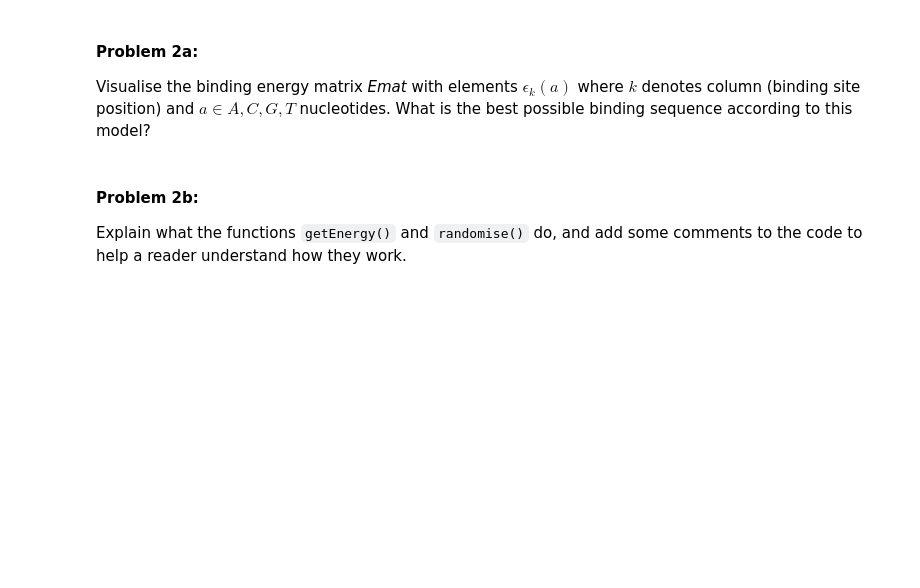
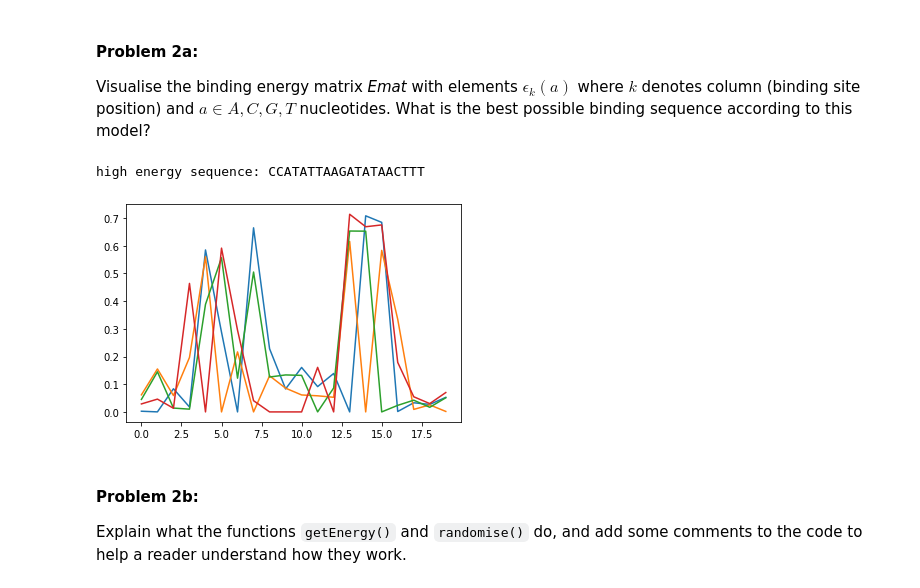
Before and after one commit to HegePI/elements-of-bioinformatics, a Jupyter notebook: assignements/assignement_2/A2.ipynb, the cells around one changed output. Drawn from its saved outputs; the diff is of its cells as text; code cells hidden in the pictures; blank space fills up the shorter version.

```diff
--- a/assignements/assignement_2/A2.ipynb
+++ b/assignements/assignement_2/A2.ipynb
@@ -242,3 +265,32 @@ print(Emat)
+# %%
+def get_nuc_by_index(index: float) -> str:
+    # Get the column of a Emat matrix from index and get the index of a list in which is the greatest value
+    a = np.argmax([Emat[:, index]])
+    if a == 0:
+        return "A"
+    elif a == 1:
+        return "C"
+    elif a == 2:
+        return "G"
+    elif a == 3:
+        return "T"
+    else:
+        return "_"
+
+
+plt.plot(Emat[0, ])
+plt.plot(Emat[1, ])
+plt.plot(Emat[2, ])
+plt.plot((Emat[3, ]))
+
+seq = ""
+for i in range(20):
+    seq = seq + get_nuc_by_index(i)
+
+print("high energy sequence:", seq)
+# %% [output]
+high energy sequence: CCATATTAAGATATAACTTT
+[figure, added]
 # %% [markdown]
 #### Problem 2b:
 
```
Also changed, not shown: parts of 5 cells of this notebook, 1 other file.
